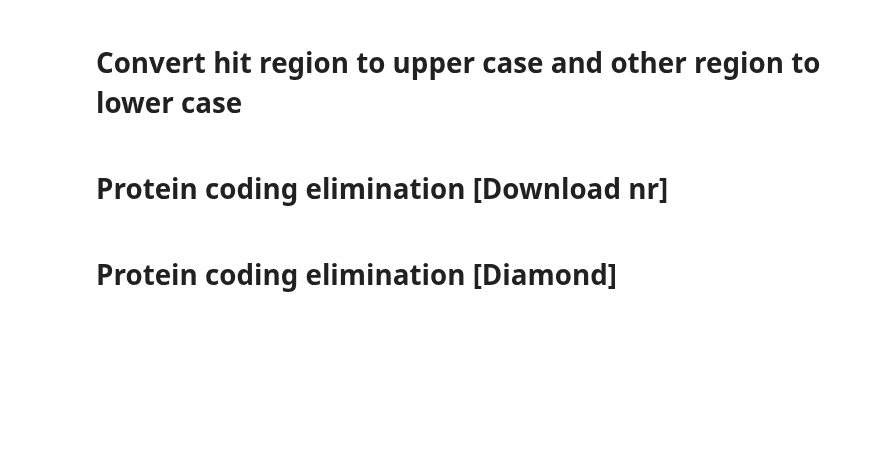
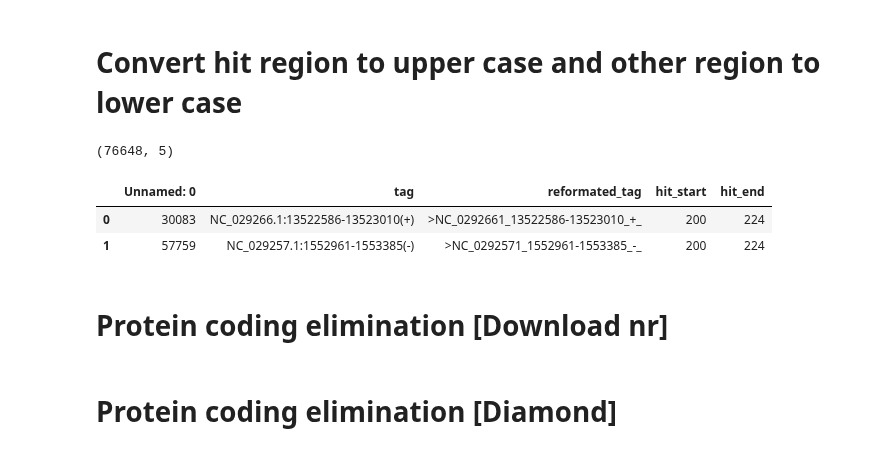
Before and after one commit to Ilia-Abolhasani/amir-p3, a Jupyter notebook: Code.ipynb, the cells around one changed output. Saved outputs shown, nothing was run; the diff lists cells and outputs as text; code cells hidden in the pictures; blank space fills up the shorter version.

```diff
--- a/Code.ipynb
+++ b/Code.ipynb
@@ -500,11 +520,16 @@ len(df['tag'].unique())
 # %% [markdown]
 # Convert hit region to upper case and other region to lower case
 # %%
-ext = fasta_to_df('./Temp/extended_original.txt')
-info = pd.read_csv('./Temp/hit_index_info.csv')
+ext = fasta_to_df(f'./{temp_path}/extended_original.txt')
+info = pd.read_csv(f'./{temp_path}/hit_index_info.csv')
 info['tag'] = info['tag'].apply(lambda x: x[1:])
 print(info.shape)
 info.head(2)
+# %% [output]
+(76648, 5)
+|  | Unnamed: 0 | tag | reformated_tag | hit_start | hit_end |
+| 0 | 30083 | NC_029266.1:13522586-13523010(+) | >NC_0292661_13522586-13523010_+_ | 200 | 224 |
+| 1 | 57759 | NC_029257.1:1552961-1553385(-) | >NC_0292571_1552961-1553385_-_ | 200 | 224 |
 # %%
 ext = ext.sort_values(by=['tag']).reset_index()
 ext['help_tag'] = ext.apply(lambda r: r['tag'] + str(r.name),axis=1)
```
Also changed, not shown: parts of 44 cells of this notebook, 2 other files.
